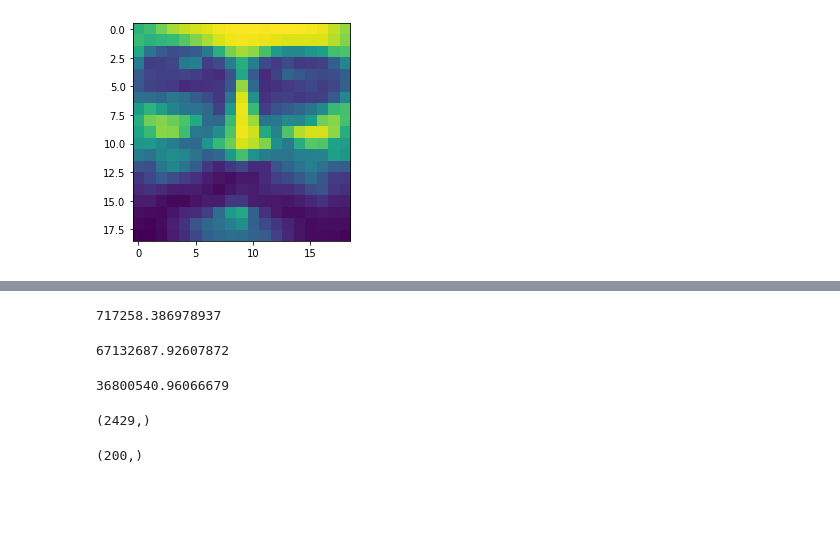
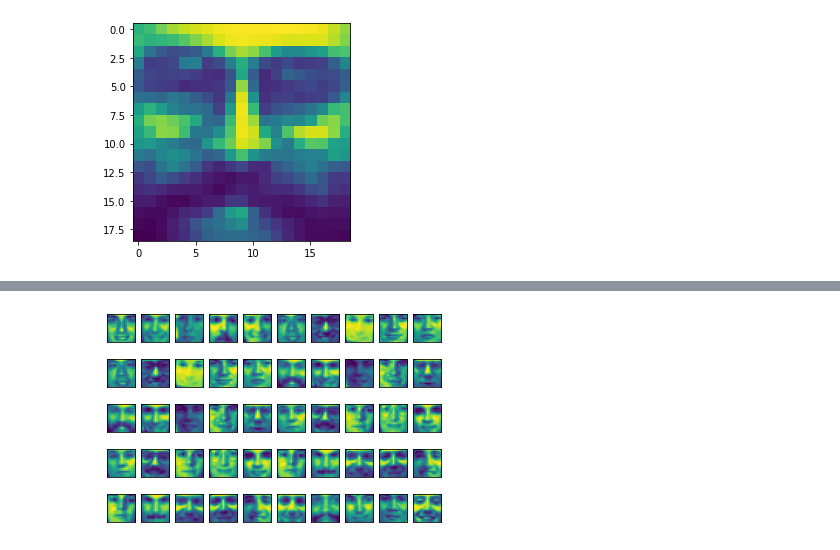
Before and after one commit to nklskyoy/patternrecognition, a Jupyter notebook: Ex_01/ex4.ipynb, the cells around one changed output, grey strips where cells are left out. Saved outputs shown, nothing was run; the diff lists cells and outputs as text; code cells hidden in the pictures; blank space fills up the shorter version.

```diff
--- a/Ex_01/ex4.ipynb
+++ b/Ex_01/ex4.ipynb
@@ -67,4 +90,5 @@ res = approach1(19*19)
 # %%
-res
+res = approach1(50)
+print_images(res[0], (5,10), "Figures/t1-4-k9.png")
 # %% [output]
-717258.386978937
+[figure, added]
@@ -117,12 +94,0 @@ for loop in range(MAX_LOOPS):
-# %%
-prev_sum
-# %% [output]
-67132687.92607872
-# %%
-prev_sum - res
-# %% [output]
-36800540.96066679
-# %%
-data.mean(0).shape
-# %% [output]
-(2429,)
@@ -135,4 +94,0 @@ distsums = spatial.distance.cdist(data, data[indices]).sum(1)
-# %%
-indices.shape
-# %% [output]
-(200,)
```
Also changed, not shown: parts of 7 cells of this notebook, 6 other files.
